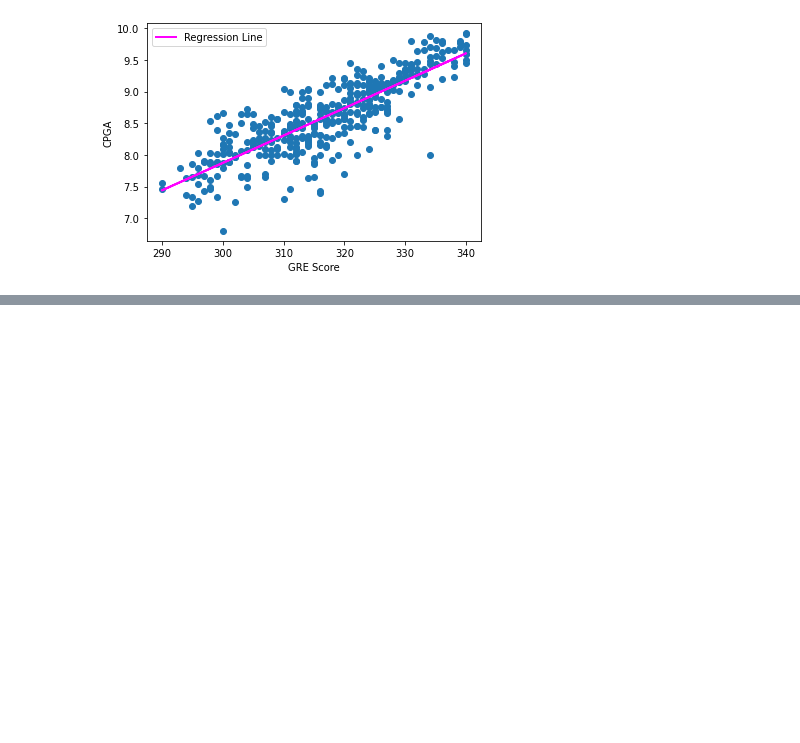
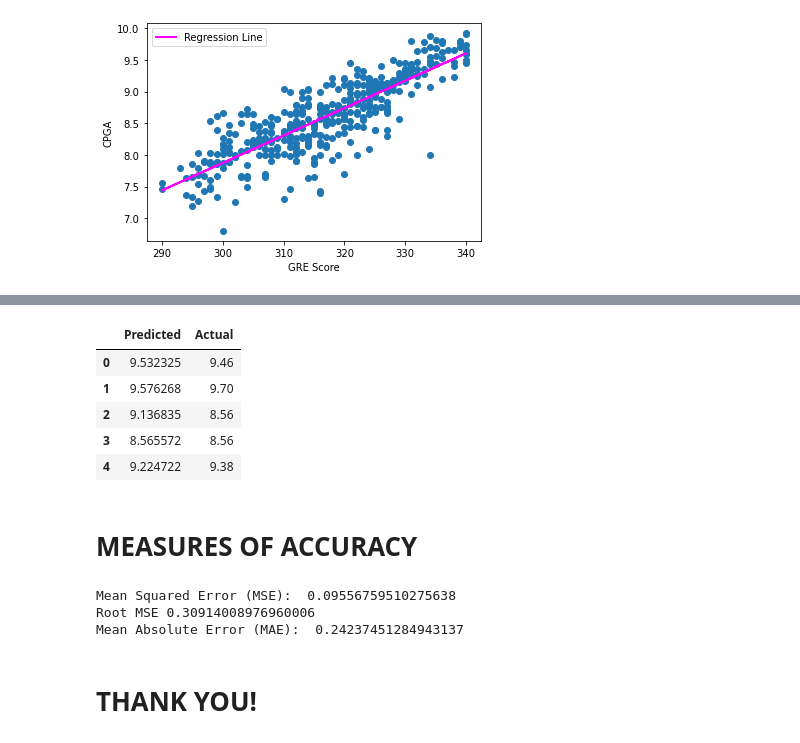
Before and after one commit to sharonyash/python_projects, a Jupyter notebook: ML_Algorithm_LINEAR_REGRESSION.ipynb, the cells around one changed output, grey strips where cells are left out. Drawn from its saved outputs; the diff is of its cells as text; code cells hidden in the pictures; blank space fills up the shorter version.

```diff
--- a/ML_Algorithm_LINEAR_REGRESSION.ipynb
+++ b/ML_Algorithm_LINEAR_REGRESSION.ipynb
@@ -135,0 +219,26 @@ plt.show()
+# %%
+result = pd.DataFrame(np.column_stack([pred,y_test]),columns =["Predicted", "Actual"] )
+result.head()
+# %% [output]
+|  | Predicted | Actual |
+| 0 | 9.532325 | 9.46 |
+| 1 | 9.576268 | 9.70 |
+| 2 | 9.136835 | 8.56 |
+| 3 | 8.565572 | 8.56 |
+| 4 | 9.224722 | 9.38 |
+# %% [markdown]
+# MEASURES OF ACCURACY
+# %%
+import math
+from sklearn.metrics import mean_squared_error
+from sklearn.metrics import mean_absolute_error
+
+print("Mean Squared Error (MSE): ",mean_squared_error(y_test, pred))
+print("Root MSE", math.sqrt(mean_squared_error(y_test, pred)))
+print("Mean Absolute Error (MAE): ",mean_absolute_error(y_test, pred))
+# %% [output]
+Mean Squared Error (MSE):  0.09556759510275638
+Root MSE 0.30914008976960006
+Mean Absolute Error (MAE):  0.24237451284943137
+# %% [markdown]
+# THANK YOU!
```
Also changed, not shown: parts of 21 cells of this notebook.
